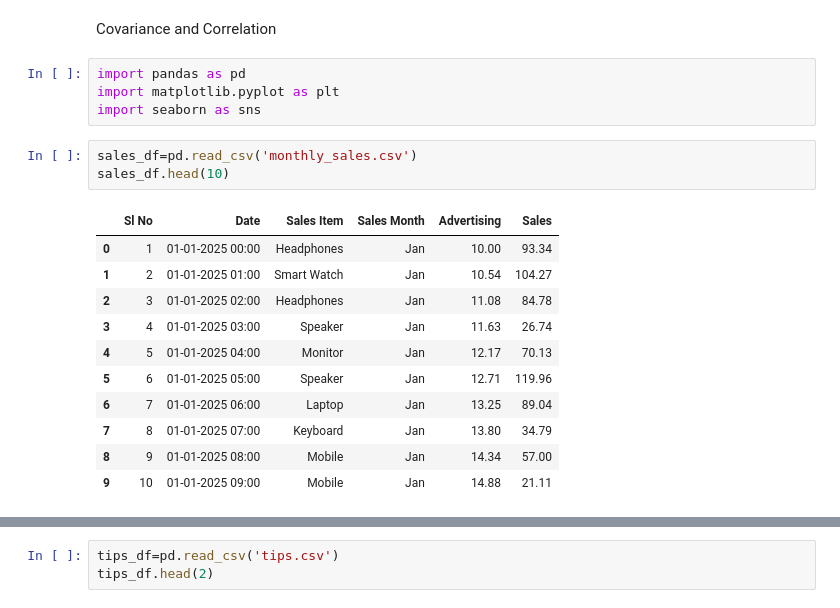
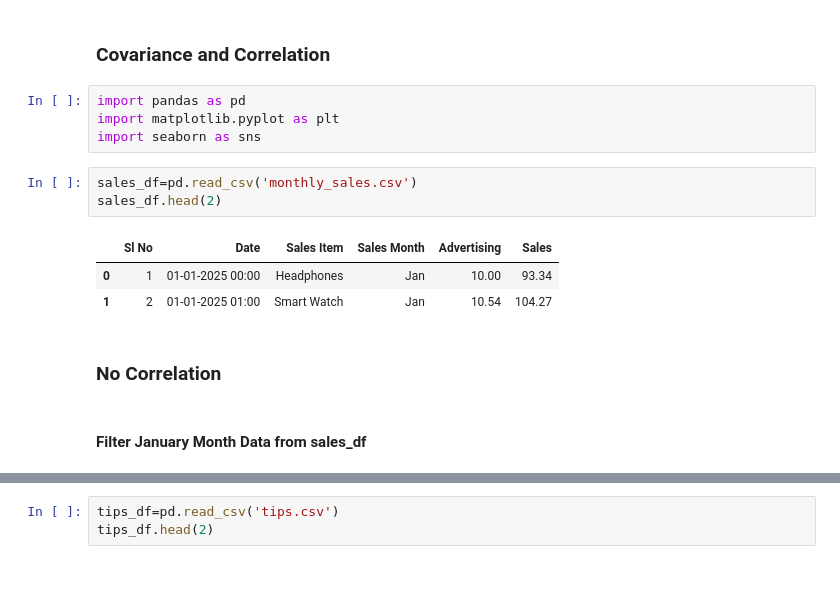
Before and after one commit to sagarhpoojary11/Placement-Training, a Jupyter notebook: Statistics for Data Science/Phase5_Covariance_Correlation.ipynb, the cells around one changed output, grey strips where cells are left out. Drawn from its saved outputs; the diff is of its cells as text; blank space fills up the shorter version.

```diff
--- a/Statistics for Data Science/Phase5_Covariance_Correlation.ipynb
+++ b/Statistics for Data Science/Phase5_Covariance_Correlation.ipynb
@@ -1,22 +1,18 @@
 # %% [markdown]
-Covariance and Correlation
+### Covariance and Correlation
 # %%
 import pandas as pd
 import matplotlib.pyplot as plt
 import seaborn as sns
 # %%
 sales_df=pd.read_csv('monthly_sales.csv')
-sales_df.head(10)
+sales_df.head(2)
 # %% [output]
 |  | Sl No | Date | Sales Item | Sales Month | Advertising | Sales |
 | 0 | 1 | 01-01-2025 00:00 | Headphones | Jan | 10.00 | 93.34 |
 | 1 | 2 | 01-01-2025 01:00 | Smart Watch | Jan | 10.54 | 104.27 |
-| 2 | 3 | 01-01-2025 02:00 | Headphones | Jan | 11.08 | 84.78 |
-| 3 | 4 | 01-01-2025 03:00 | Speaker | Jan | 11.63 | 26.74 |
-| 4 | 5 | 01-01-2025 04:00 | Monitor | Jan | 12.17 | 70.13 |
-| 5 | 6 | 01-01-2025 05:00 | Speaker | Jan | 12.71 | 119.96 |
-| 6 | 7 | 01-01-2025 06:00 | Laptop | Jan | 13.25 | 89.04 |
-| 7 | 8 | 01-01-2025 07:00 | Keyboard | Jan | 13.80 | 34.79 |
-| 8 | 9 | 01-01-2025 08:00 | Mobile | Jan | 14.34 | 57.00 |
-| 9 | 10 | 01-01-2025 09:00 | Mobile | Jan | 14.88 | 21.11 |
+# %% [markdown]
+### No Correlation
+# %% [markdown]
+#### Filter January Month Data from sales_df
 # %%
```
Also changed, not shown: parts of 15 cells of this notebook.
